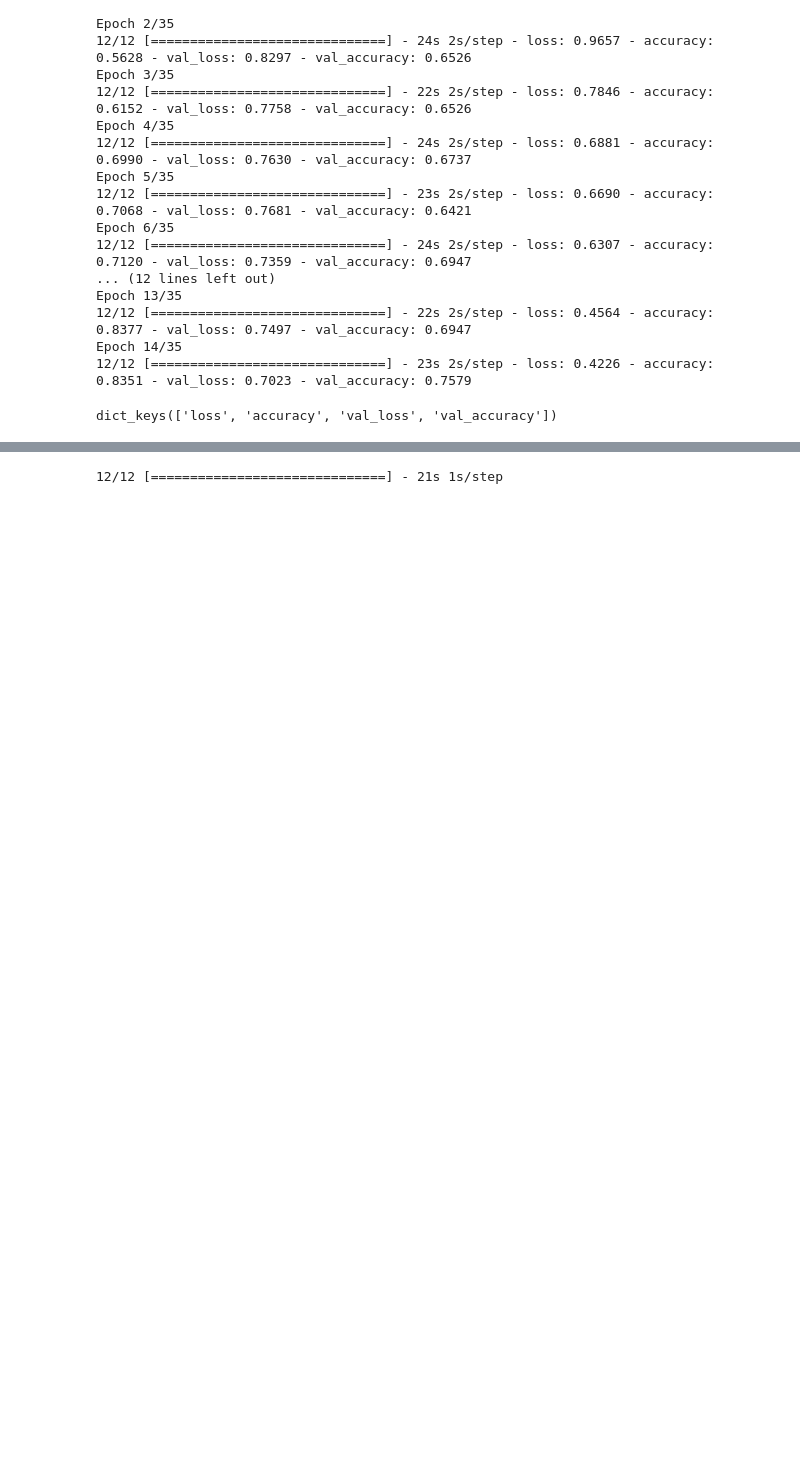
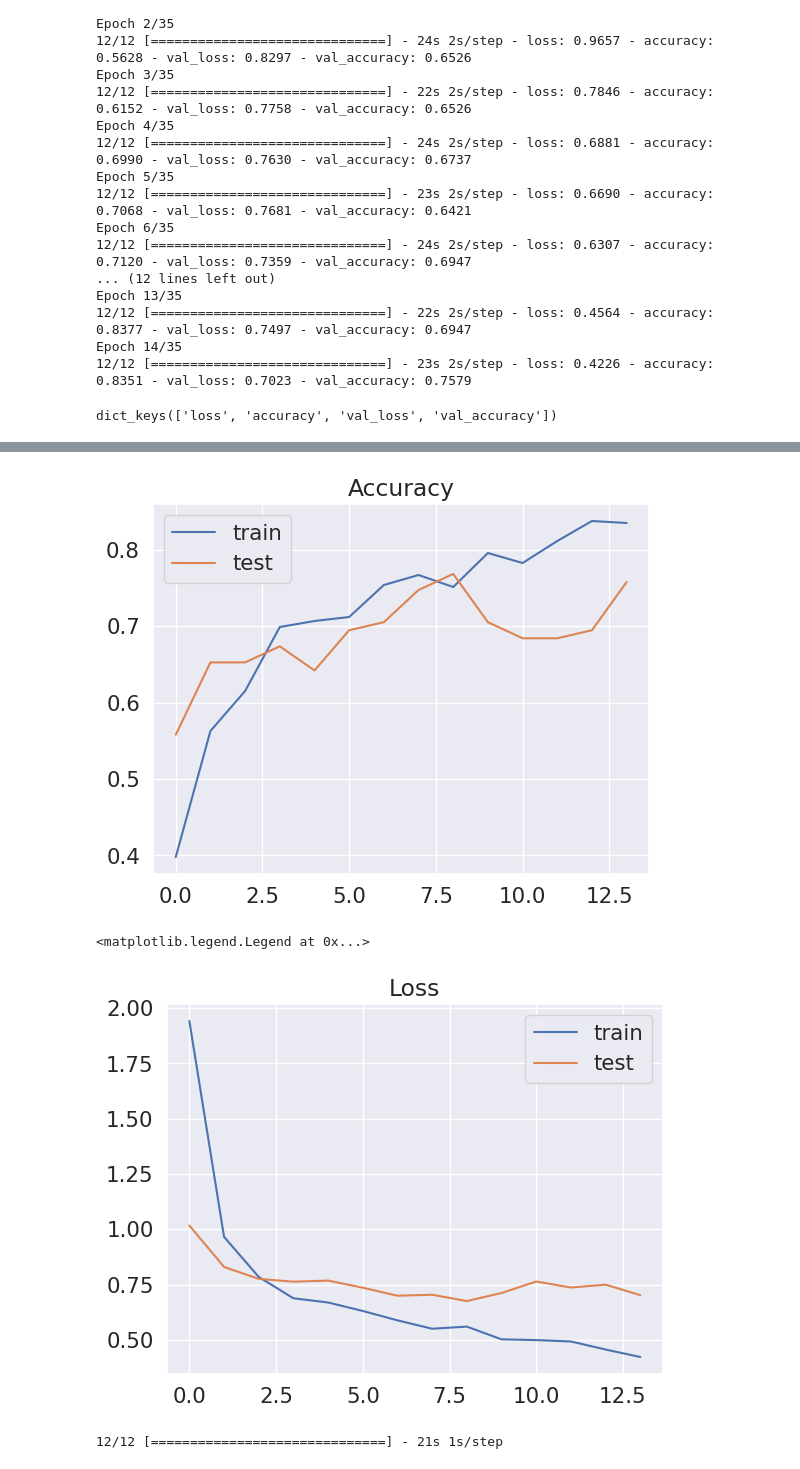
Before and after one commit to Chiirali/horse-category-classification, a Jupyter notebook: 03_hc_regularize.ipynb, the cells around one changed output, grey strips where cells are left out. Drawn from its saved outputs; the diff is of its cells as text; code cells hidden in the pictures; blank space fills up the shorter version.

```diff
--- a/03_hc_regularize.ipynb
+++ b/03_hc_regularize.ipynb
@@ -178,3 +149,25 @@ WARNING:matplotlib.legend:No artists with labels found to put in legend.  Note t
+# %%
+acc = history.history['accuracy']
+val_acc = history.history['val_accuracy']
+loss = history.history['loss']
+val_loss = history.history['val_loss']
+
+epochs_range = range(epochs)
+
+plt.title('Accuracy')
+plt.plot(history.history['accuracy'], label='train')
+plt.plot(history.history['val_accuracy'], label='test')
+plt.legend()
+plt.show()
+
+plt.title('Loss')
+plt.plot(history.history['loss'], label='train')
+plt.plot(history.history['val_loss'], label='test')
+plt.legend()
+# %% [output]
+[figure, added]
+<matplotlib.legend.Legend at 0x...>
+[figure, added]
 # %%
 trainset_predictions = model.predict(train_ds)
 train_predicted_labels = [prediction.argmax() for prediction in trainset_predictions]
```
Also changed, not shown: parts of 1 cell of this notebook.
